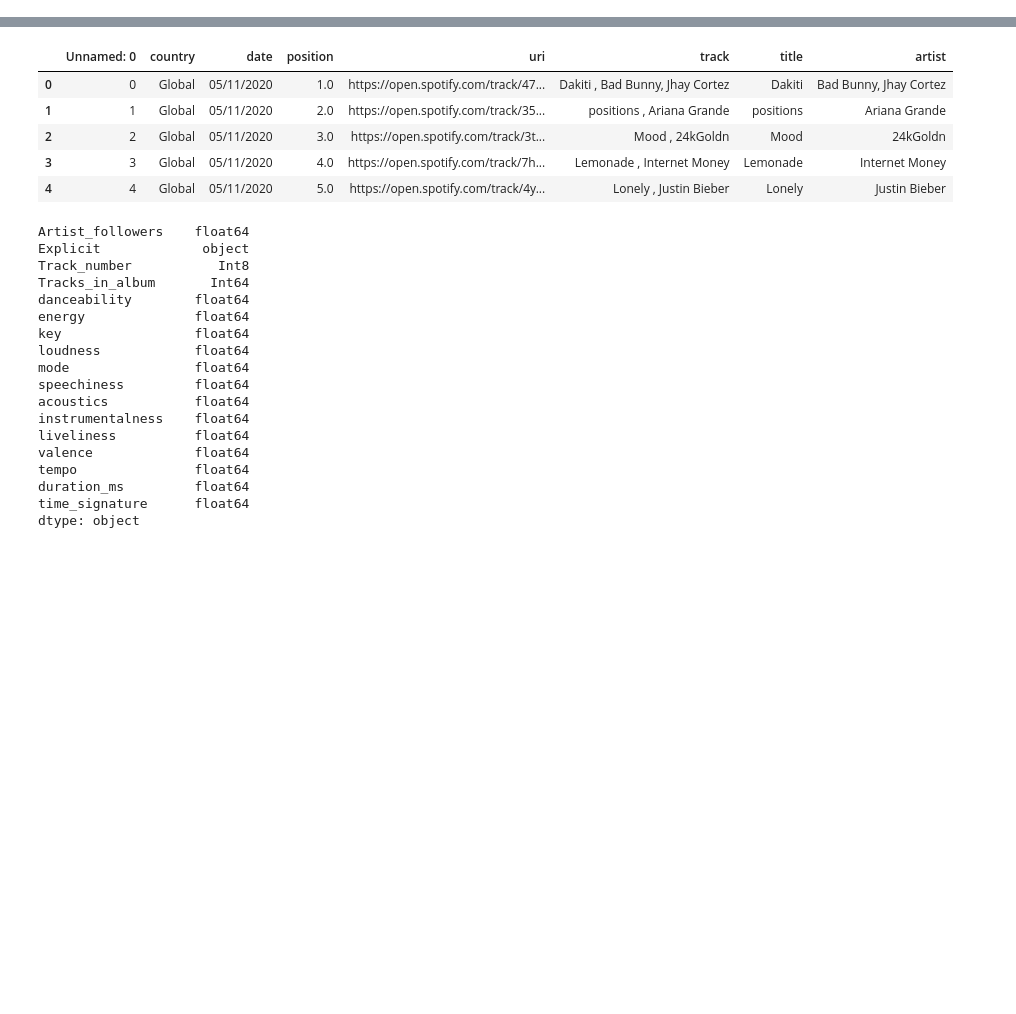
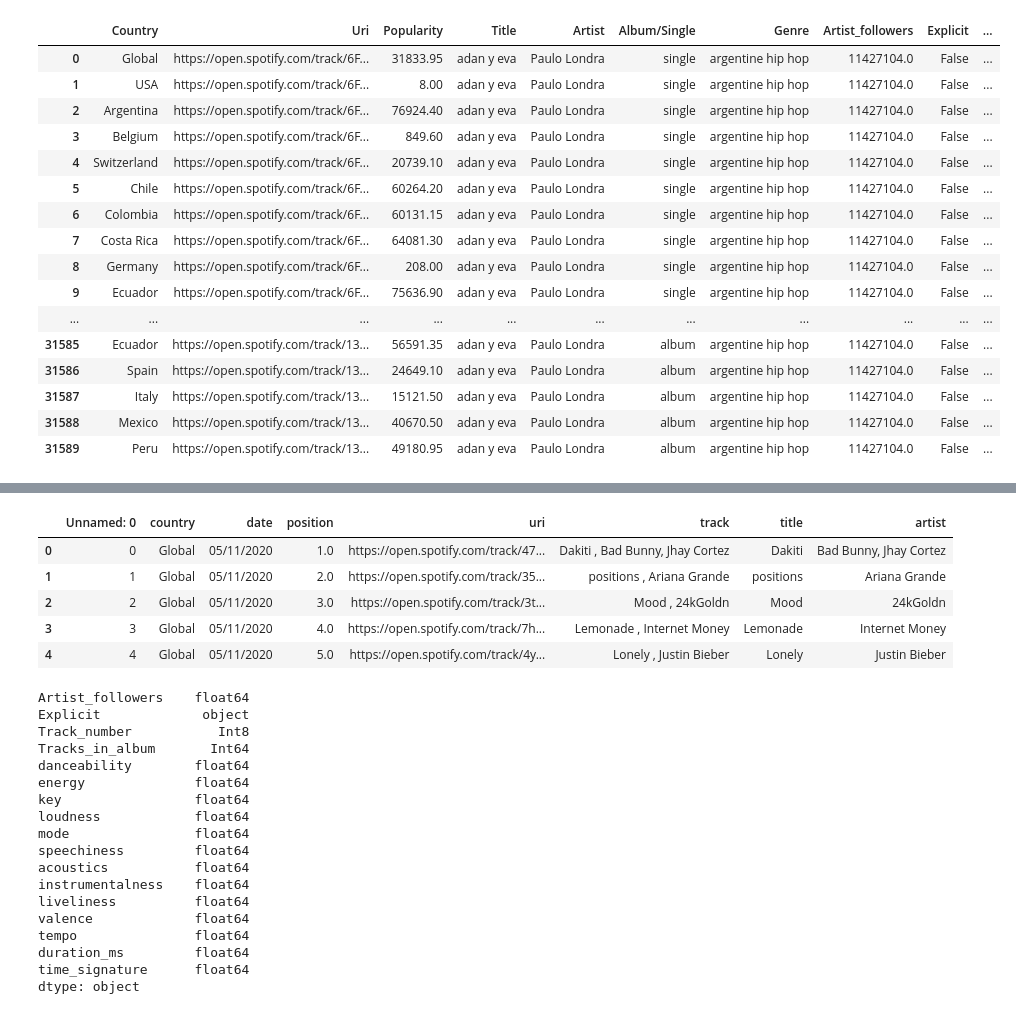
Before and after one commit to infoshareacademy/JDSZR11-chubs_chubs, a Jupyter notebook: Procject_Python_Spotyfiy/Spotyfie.ipynb, the cells around one changed output, grey strips where cells are left out. Drawn from its saved outputs; the diff is of its cells as text; code cells hidden in the pictures; blank space fills up the shorter version.

```diff
--- a/Procject_Python_Spotyfiy/Spotyfie.ipynb
+++ b/Procject_Python_Spotyfiy/Spotyfie.ipynb
@@ -1,7 +1,7 @@
 # %%
-import seaborn as sns
 import pandas as pd
 import numpy as np
+pd.set_option('display.max_columns',200)
 # %% [markdown]
 ## Problem 1
 Nasze puste wartośći istniejące w zbiorze danych narzucają na kolumny object, ponieważ nan jest domyślnie dla biblioteki pandas widoczne jako float. Także tam gdzie chciałbym int czy boolean robi nam krzaki przynajmniej to co do tej pory udało mi się przjerzeć.
@@ -42,0 +78,20 @@ df_1.shape
+# %%
+df_orginal.loc[df_orginal['Title'] == 'adan y eva']
+# %% [output]
+|  | Country | Uri | Popularity | Title | Artist | Album/Single | Genre | Artist_followers | Explicit | ... |
+| 0 | Global | https://open.spotify.com/track/6F... | 31833.95 | adan y eva | Paulo Londra | single | argentine hip hop | 11427104.0 | False | ... |
+| 1 | USA | https://open.spotify.com/track/6F... | 8.00 | adan y eva | Paulo Londra | single | argentine hip hop | 11427104.0 | False | ... |
+| 2 | Argentina | https://open.spotify.com/track/6F... | 76924.40 | adan y eva | Paulo Londra | single | argentine hip hop | 11427104.0 | False | ... |
+| 3 | Belgium | https://open.spotify.com/track/6F... | 849.60 | adan y eva | Paulo Londra | single | argentine hip hop | 11427104.0 | False | ... |
+| 4 | Switzerland | https://open.spotify.com/track/6F... | 20739.10 | adan y eva | Paulo Londra | single | argentine hip hop | 11427104.0 | False | ... |
+| 5 | Chile | https://open.spotify.com/track/6F... | 60264.20 | adan y eva | Paulo Londra | single | argentine hip hop | 11427104.0 | False | ... |
+| 6 | Colombia | https://open.spotify.com/track/6F... | 60131.15 | adan y eva | Paulo Londra | single | argentine hip hop | 11427104.0 | False | ... |
+| 7 | Costa Rica | https://open.spotify.com/track/6F... | 64081.30 | adan y eva | Paulo Londra | single | argentine hip hop | 11427104.0 | False | ... |
+| 8 | Germany | https://open.spotify.com/track/6F... | 208.00 | adan y eva | Paulo Londra | single | argentine hip hop | 11427104.0 | False | ... |
+| 9 | Ecuador | https://open.spotify.com/track/6F... | 75636.90 | adan y eva | Paulo Londra | single | argentine hip hop | 11427104.0 | False | ... |
+| ... | ... | ... | ... | ... | ... | ... | ... | ... | ... | ... |
+| 31585 | Ecuador | https://open.spotify.com/track/13... | 56591.35 | adan y eva | Paulo Londra | album | argentine hip hop | 11427104.0 | False | ... |
+| 31586 | Spain | https://open.spotify.com/track/13... | 24649.10 | adan y eva | Paulo Londra | album | argentine hip hop | 11427104.0 | False | ... |
+| 31587 | Italy | https://open.spotify.com/track/13... | 15121.50 | adan y eva | Paulo Londra | album | argentine hip hop | 11427104.0 | False | ... |
+| 31588 | Mexico | https://open.spotify.com/track/13... | 40670.50 | adan y eva | Paulo Londra | album | argentine hip hop | 11427104.0 | False | ... |
+| 31589 | Peru | https://open.spotify.com/track/13... | 49180.95 | adan y eva | Paulo Londra | album | argentine hip hop | 11427104.0 | False | ... |
```
Also changed, not shown: parts of 15 cells of this notebook, 1 other file.
